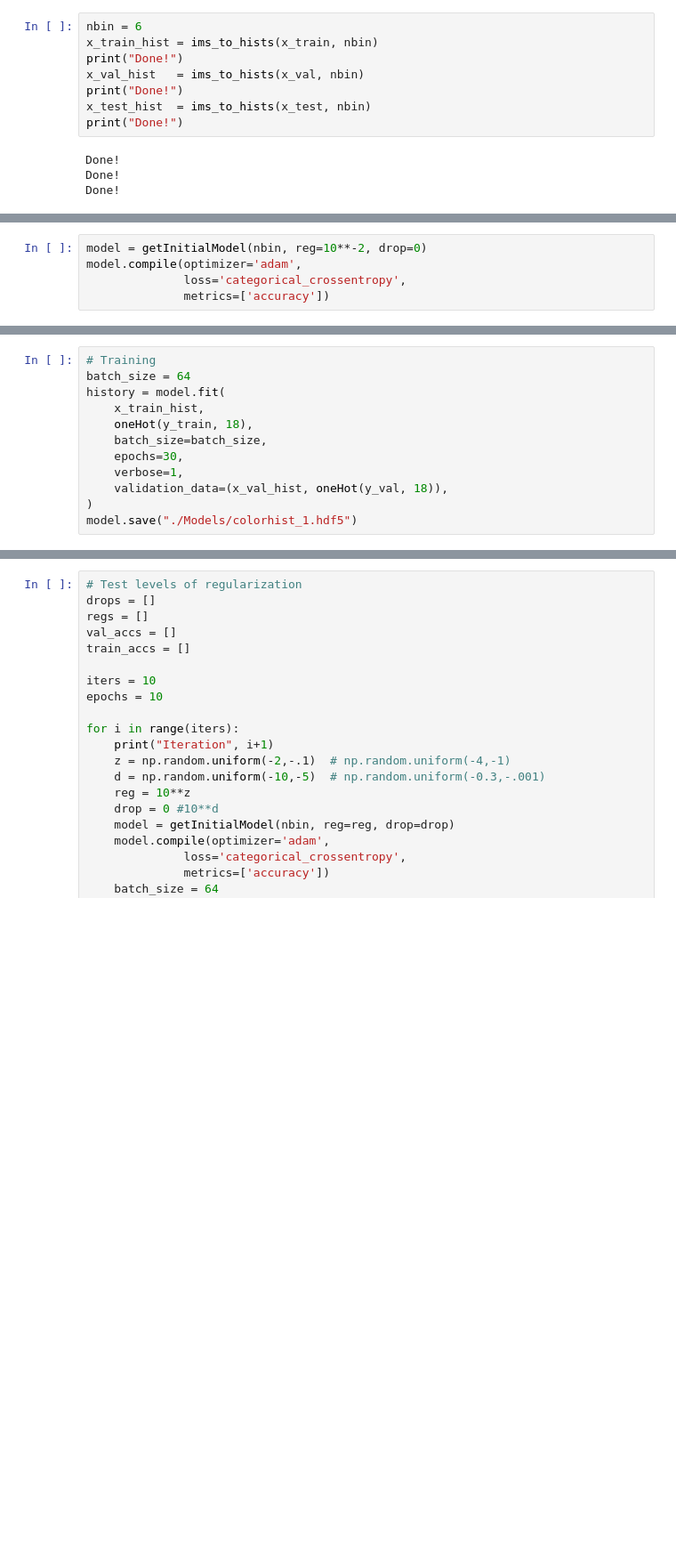
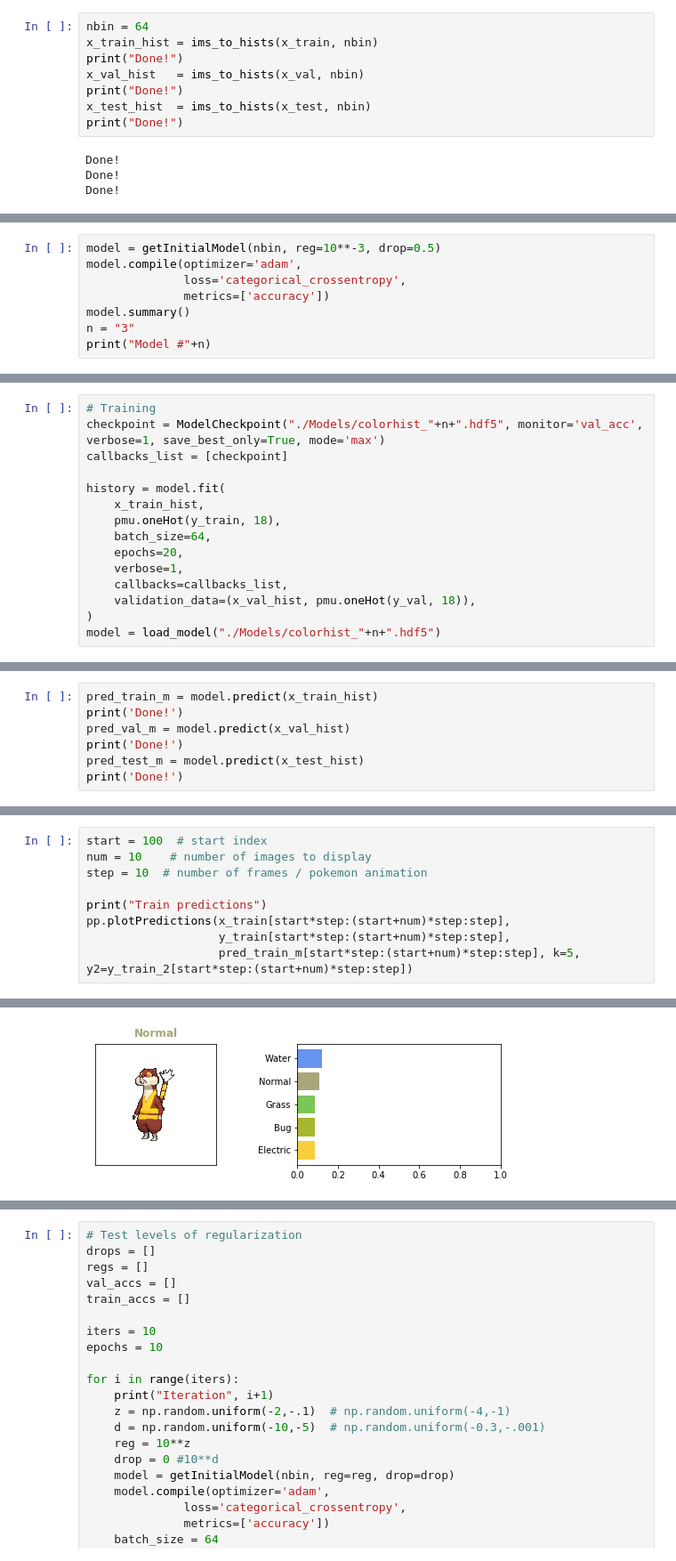
Before and after one commit to benshare/pokemon-learning, a Jupyter notebook: ColorHistogram.ipynb, the cells around one changed output, grey strips where cells are left out. Shown: that part at 89% size. Cells and saved outputs as stored; diff of their text form; blank space fills up the shorter version.

Commit message:
polisihg sequential, real world preds

```diff
--- a/ColorHistogram.ipynb
+++ b/ColorHistogram.ipynb
@@ -80,7 +64,7 @@ def ims_to_hists(ims, nbin=10):
         result[n,:] = color_histogram_hsv(x_train[n], nbin=nbin)
     return result
 # %%
-nbin = 6
+nbin = 64
 x_train_hist = ims_to_hists(x_train, nbin)
 print("Done!")
 x_val_hist   = ims_to_hists(x_val, nbin)
@@ -110,8 +93,11 @@ def getInitialModel(dim, reg=0, drop=0.5):
         ])
     return model
 # %%
-model = getInitialModel(nbin, reg=10**-2, drop=0)
+model = getInitialModel(nbin, reg=10**-3, drop=0.5)
 model.compile(optimizer='adam',
               loss='categorical_crossentropy',
               metrics=['accuracy'])
+model.summary()
+n = "3"
+print("Model #"+n)
 # %% [output]
@@ -119,14 +123,17 @@ Model params: drop = 0 , reg = 0.01
 # %%
 # Training
-batch_size = 64
+checkpoint = ModelCheckpoint("./Models/colorhist_"+n+".hdf5", monitor='val_acc', verbose=1, save_best_only=True, mode='max')
+callbacks_list = [checkpoint]
+
 history = model.fit(
     x_train_hist,
-    oneHot(y_train, 18),
-    batch_size=batch_size,
-    epochs=30,
+    pmu.oneHot(y_train, 18),
+    batch_size=64,
+    epochs=20,
     verbose=1,
-    validation_data=(x_val_hist, oneHot(y_val, 18)),
+    callbacks=callbacks_list,
+    validation_data=(x_val_hist, pmu.oneHot(y_val, 18)),
 )
-model.save("./Models/colorhist_1.hdf5")
+model = load_model("./Models/colorhist_"+n+".hdf5")
 # %% [output]
 Train on 6010 samples, validate on 1510 samples
@@ -148,0 +156,7 @@ Epoch 30/30
+# %%
+pred_train_m = model.predict(x_train_hist)
+print('Done!')
+pred_val_m = model.predict(x_val_hist)
+print('Done!')
+pred_test_m = model.predict(x_test_hist)
+print('Done!')
@@ -148,0 +210,10 @@ Epoch 30/30
+# %%
+start = 100  # start index
+num = 10    # number of images to display
+step = 10  # number of frames / pokemon animation
+
+print("Train predictions")
+pp.plotPredictions(x_train[start*step:(start+num)*step:step],
+                   y_train[start*step:(start+num)*step:step],
+                   pred_train_m[start*step:(start+num)*step:step], k=5, y2=y_train_2[start*step:(start+num)*step:step])
+# %% [output]
@@ -148,0 +221 @@ Epoch 30/30
+[figure, added]
```
Also changed, not shown: parts of 17 cells of this notebook, 13 other files.
